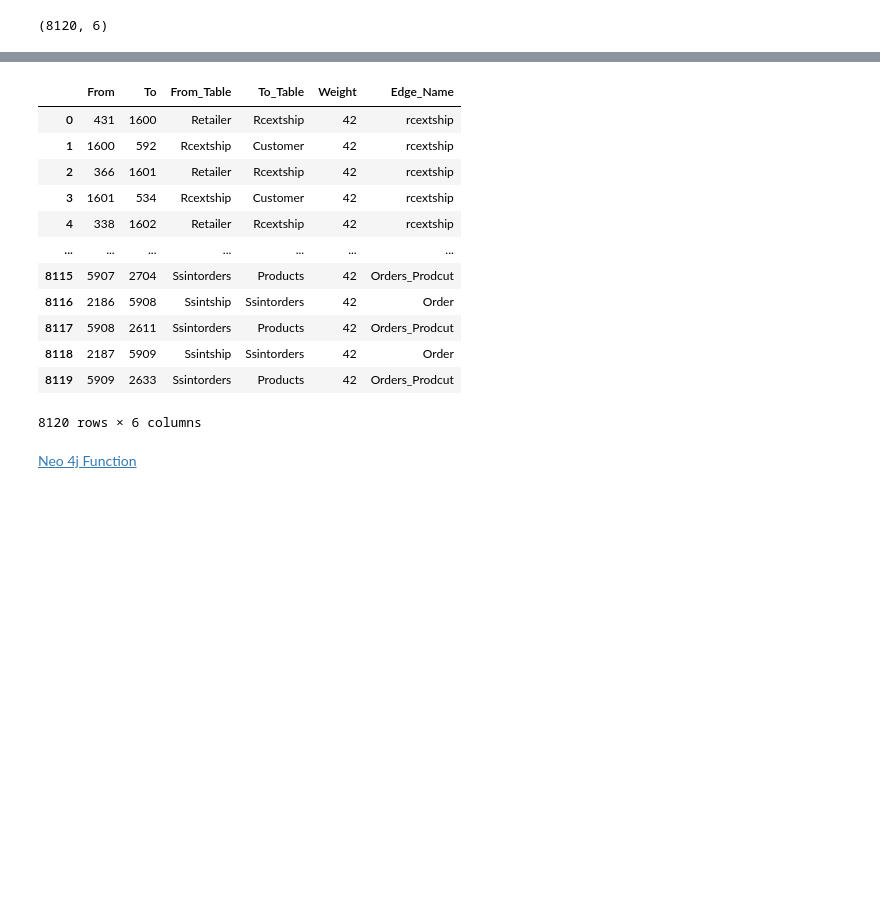
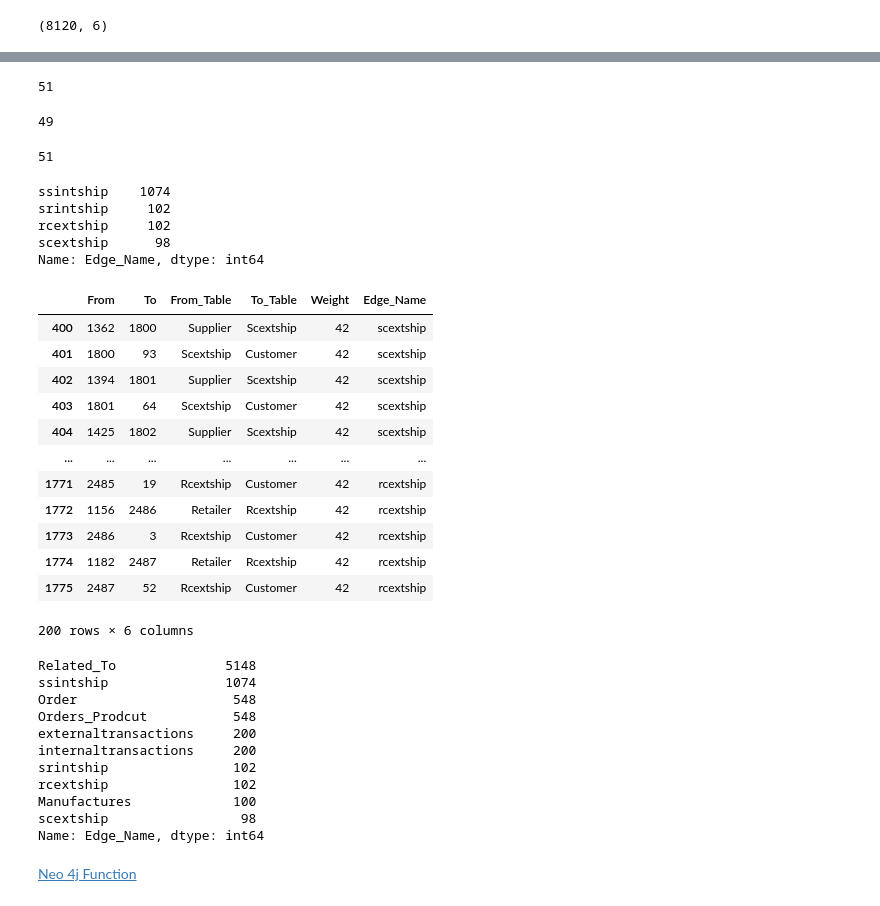
Before and after one commit to omargalal20/Supply-Chain-Data-Analysis, a Jupyter notebook: DataAnalysis.ipynb, the cells around one changed output, grey strips where cells are left out. Saved outputs shown, nothing was run; the diff lists cells and outputs as text; code cells hidden in the pictures; blank space fills up the shorter version.

```diff
--- a/DataAnalysis.ipynb
+++ b/DataAnalysis.ipynb
@@ -1161,19 +1166,53 @@ nodes_df
+# %%
+All_dfs['rcextship'].shape[0]
+# %% [output]
+51
+# %%
+All_dfs['scextship'].shape[0]
+# %% [output]
+49
+# %%
+All_dfs['srintship'].shape[0]
+# %% [output]
+51
+# %%
+edges_df.query("(Edge_Name == 'rcextship') | (Edge_Name == 'scextship') | (Edge_Name == 'srintship') | (Edge_Name == 'ssintship')")['Edge_Name'].value_counts()
+# %% [output]
+ssintship    1074
+srintship     102
+rcextship     102
+scextship      98
+Name: Edge_Name, dtype: int64
+# %%
+edges_df[(edges_df['Edge_Name'] == 'rcextship') | (edges_df['Edge_Name'] == 'scextship') | (edges_df['Edge_Name'] == 'srintship') | (edges_df['Edge_Name'] == 'ssintship')]
+# %% [output]
+|  | From | To | From_Table | To_Table | Weight | Edge_Name |
+| 400 | 1362 | 1800 | Supplier | Scextship | 42 | scextship |
+| 401 | 1800 | 93 | Scextship | Customer | 42 | scextship |
+| 402 | 1394 | 1801 | Supplier | Scextship | 42 | scextship |
+| 403 | 1801 | 64 | Scextship | Customer | 42 | scextship |
+| 404 | 1425 | 1802 | Supplier | Scextship | 42 | scextship |
+| ... | ... | ... | ... | ... | ... | ... |
+| 1771 | 2485 | 19 | Rcextship | Customer | 42 | rcextship |
+| 1772 | 1156 | 2486 | Retailer | Rcextship | 42 | rcextship |
+| 1773 | 2486 | 3 | Rcextship | Customer | 42 | rcextship |
+| 1774 | 1182 | 2487 | Retailer | Rcextship | 42 | rcextship |
+| 1775 | 2487 | 52 | Rcextship | Customer | 42 | rcextship |
+200 rows × 6 columns
 # %%
-edges_df
+edges_df['Edge_Name'].value_counts()
 # %% [output]
-|  | From | To | From_Table | To_Table | Weight | Edge_Name |
-| 0 | 431 | 1600 | Retailer | Rcextship | 42 | rcextship |
-| 1 | 1600 | 592 | Rcextship | Customer | 42 | rcextship |
-| 2 | 366 | 1601 | Retailer | Rcextship | 42 | rcextship |
-| 3 | 1601 | 534 | Rcextship | Customer | 42 | rcextship |
-| 4 | 338 | 1602 | Retailer | Rcextship | 42 | rcextship |
-| ... | ... | ... | ... | ... | ... | ... |
-| 8115 | 5907 | 2704 | Ssintorders | Products | 42 | Orders_Prodcut |
-| 8116 | 2186 | 5908 | Ssintship | Ssintorders | 42 | Order |
-| 8117 | 5908 | 2611 | Ssintorders | Products | 42 | Orders_Prodcut |
-| 8118 | 2187 | 5909 | Ssintship | Ssintorders | 42 | Order |
-| 8119 | 5909 | 2633 | Ssintorders | Products | 42 | Orders_Prodcut |
-8120 rows × 6 columns
+Related_To              5148
+ssintship               1074
+Order                    548
+Orders_Prodcut           548
+externaltransactions     200
+internaltransactions     200
+srintship                102
+rcextship                102
+Manufactures             100
+scextship                 98
+Name: Edge_Name, dtype: int64
 # %%
 # draw_graph_pyvis(nodes_df,edges_df)
 # %% [markdown]
```
Also changed, not shown: parts of 14 cells of this notebook, 8 other files.
